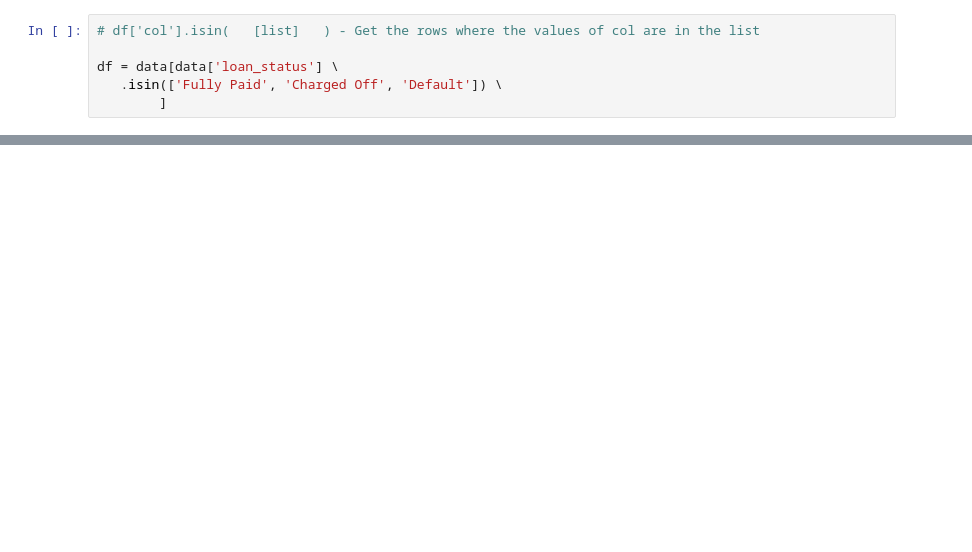
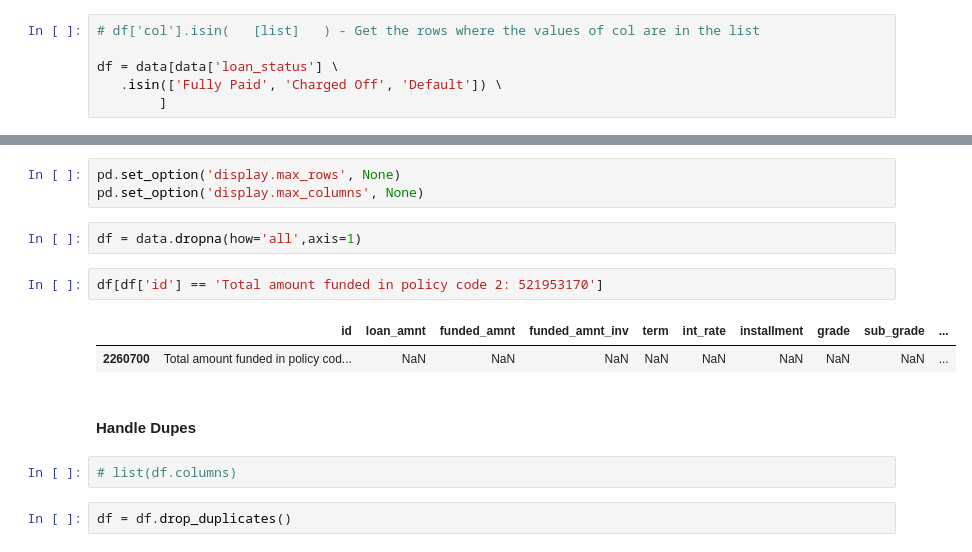
Before and after one commit to hvo7/Loan-Default-Risk-Predictor, a Jupyter notebook: Loan Default Analysis.ipynb, the cells around one changed output, grey strips where cells are left out. Drawn from its saved outputs; the diff is of its cells as text; blank space fills up the shorter version.

```diff
--- a/Loan Default Analysis.ipynb
+++ b/Loan Default Analysis.ipynb
@@ -268,0 +293,16 @@ df.shape
+# %%
+pd.set_option('display.max_rows', None)
+pd.set_option('display.max_columns', None)
+# %%
+df = data.dropna(how='all',axis=1)
+# %%
+df[df['id'] == 'Total amount funded in policy code 2: 521953170']
+# %% [output]
+|  | id | loan_amnt | funded_amnt | funded_amnt_inv | term | int_rate | installment | grade | sub_grade | ... |
+| 2260700 | Total amount funded in policy cod... | NaN | NaN | NaN | NaN | NaN | NaN | NaN | NaN | ... |
+# %% [markdown]
+#### Handle Dupes
+# %%
+# list(df.columns)
+# %%
+df = df.drop_duplicates()
```
Also changed, not shown: parts of 14 cells of this notebook.
